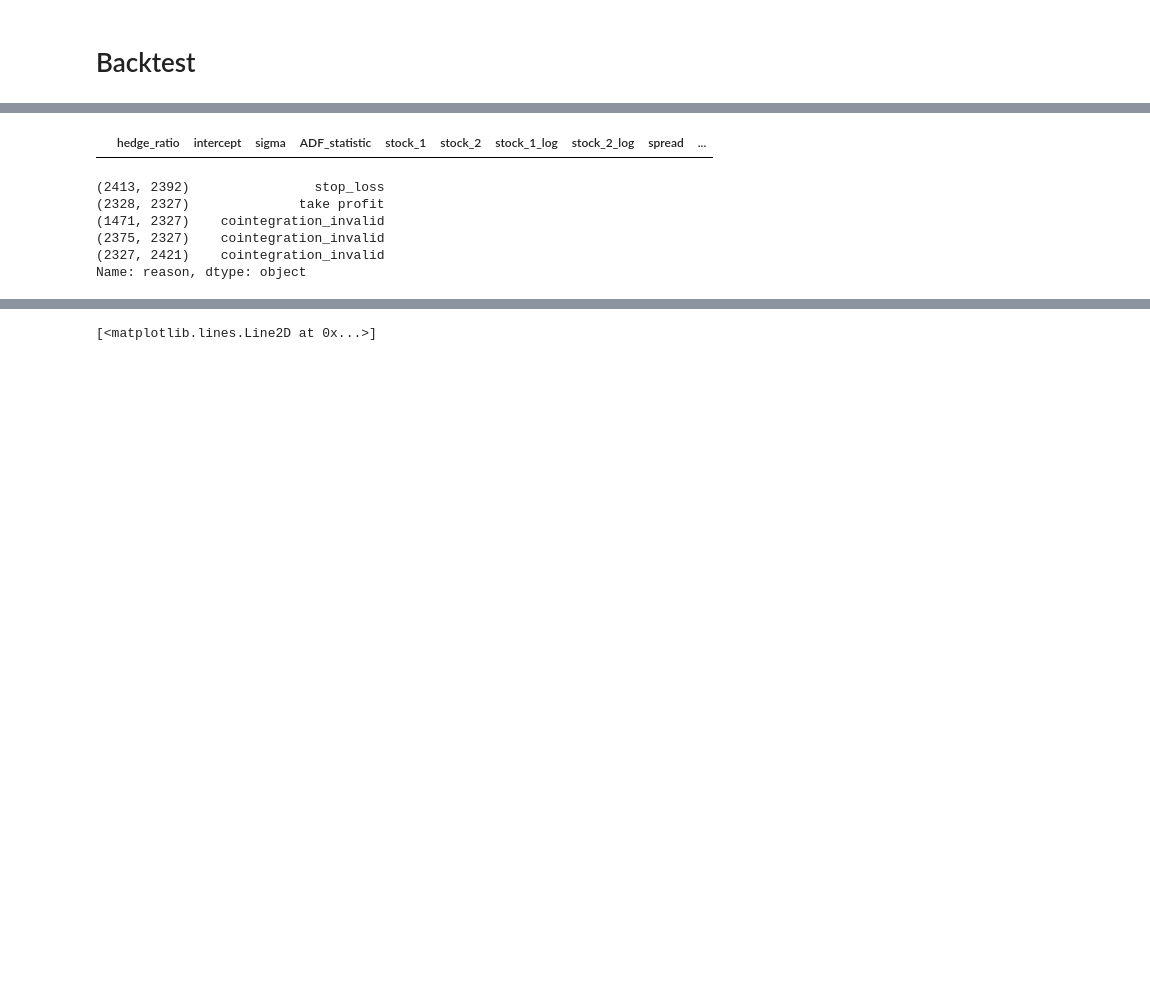
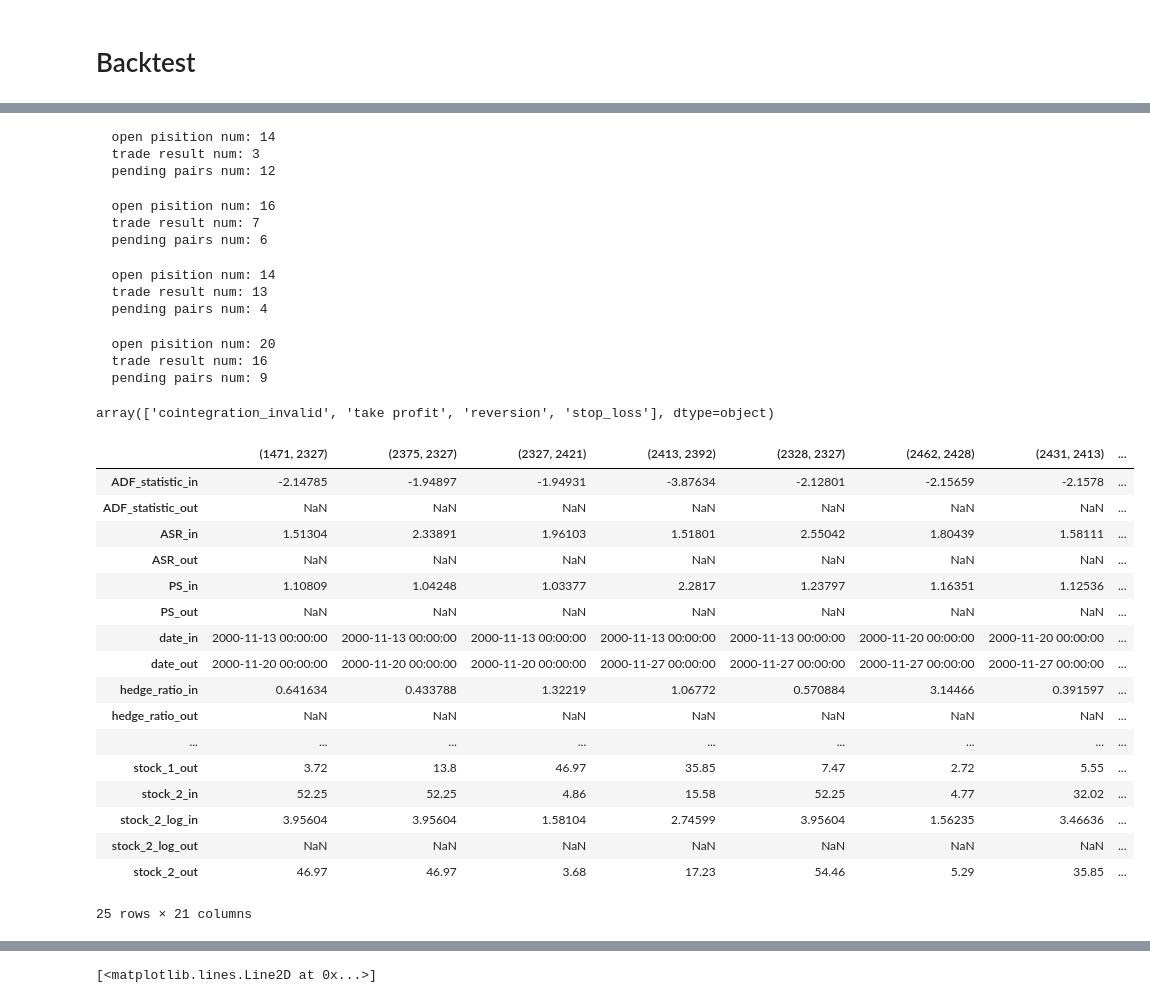
Before and after one commit to Andy-Liu66/Investment-Strategy-Backtesting-Blog, a Jupyter notebook: Pairs trading based on Cointegration/testing.ipynb, the cells around one changed output, grey strips where cells are left out. Drawn from its saved outputs; the diff is of its cells as text; code cells hidden in the pictures; blank space fills up the shorter version.

```diff
--- a/Pairs trading based on Cointegration/testing.ipynb
+++ b/Pairs trading based on Cointegration/testing.ipynb
@@ -169 +236,58 @@ open_position
+# %%
+print("  open pisition num: {}".format(len(open_position)), "\n",
+      " trade result num: {}".format(len(trade_result)), "\n",
+      " pending pairs num: {}".format(len(pending_target_pairs)))
+# %% [output]
+  open pisition num: 14
+  trade result num: 3
+  pending pairs num: 12
+# %%
+print("  open pisition num: {}".format(len(open_position)), "\n",
+      " trade result num: {}".format(len(trade_result)), "\n",
+      " pending pairs num: {}".format(len(pending_target_pairs)))
+# %% [output]
+  open pisition num: 16
+  trade result num: 7
+  pending pairs num: 6
+# %%
+print("  open pisition num: {}".format(len(open_position)), "\n",
+      " trade result num: {}".format(len(trade_result)), "\n",
+      " pending pairs num: {}".format(len(pending_target_pairs)))
+# %% [output]
+  open pisition num: 14
+  trade result num: 13
+  pending pairs num: 4
+# %%
+print("  open pisition num: {}".format(len(open_position)), "\n",
+      " trade result num: {}".format(len(trade_result)), "\n",
+      " pending pairs num: {}".format(len(pending_target_pairs)))
+# %% [output]
+  open pisition num: 20
+  trade result num: 16
+  pending pairs num: 9
+# %%
+trade_result.reason.unique()
+# %% [output]
+array(['cointegration_invalid', 'take profit', 'reversion', 'stop_loss'], dtype=object)
+# %%
+trade_result[trade_result.reason == 'cointegration_invalid'].T
+# %% [output]
+|  | (1471, 2327) | (2375, 2327) | (2327, 2421) | (2413, 2392) | (2328, 2327) | (2462, 2428) | (2431, 2413) | ... |
+| ADF_statistic_in | -2.14785 | -1.94897 | -1.94931 | -3.87634 | -2.12801 | -2.15659 | -2.1578 | ... |
+| ADF_statistic_out | NaN | NaN | NaN | NaN | NaN | NaN | NaN | ... |
+| ASR_in | 1.51304 | 2.33891 | 1.96103 | 1.51801 | 2.55042 | 1.80439 | 1.58111 | ... |
+| ASR_out | NaN | NaN | NaN | NaN | NaN | NaN | NaN | ... |
+| PS_in | 1.10809 | 1.04248 | 1.03377 | 2.2817 | 1.23797 | 1.16351 | 1.12536 | ... |
+| PS_out | NaN | NaN | NaN | NaN | NaN | NaN | NaN | ... |
+| date_in | 2000-11-13 00:00:00 | 2000-11-13 00:00:00 | 2000-11-13 00:00:00 | 2000-11-13 00:00:00 | 2000-11-13 00:00:00 | 2000-11-20 00:00:00 | 2000-11-20 00:00:00 | ... |
+| date_out | 2000-11-20 00:00:00 | 2000-11-20 00:00:00 | 2000-11-20 00:00:00 | 2000-11-27 00:00:00 | 2000-11-27 00:00:00 | 2000-11-27 00:00:00 | 2000-11-27 00:00:00 | ... |
+| hedge_ratio_in | 0.641634 | 0.433788 | 1.32219 | 1.06772 | 0.570884 | 3.14466 | 0.391597 | ... |
+| hedge_ratio_out | NaN | NaN | NaN | NaN | NaN | NaN | NaN | ... |
+| ... | ... | ... | ... | ... | ... | ... | ... | ... |
+| stock_1_out | 3.72 | 13.8 | 46.97 | 35.85 | 7.47 | 2.72 | 5.55 | ... |
+| stock_2_in | 52.25 | 52.25 | 4.86 | 15.58 | 52.25 | 4.77 | 32.02 | ... |
+| stock_2_log_in | 3.95604 | 3.95604 | 1.58104 | 2.74599 | 3.95604 | 1.56235 | 3.46636 | ... |
+| stock_2_log_out | NaN | NaN | NaN | NaN | NaN | NaN | NaN | ... |
+| stock_2_out | 46.97 | 46.97 | 3.68 | 17.23 | 54.46 | 5.29 | 35.85 | ... |
+25 rows × 21 columns
 # %%
@@ -217,13 +360,0 @@ for pair in open_position.index:
-# %%
-open_position
-# %% [output]
-|  | hedge_ratio | intercept | sigma | ADF_statistic | stock_1 | stock_2 | stock_1_log | stock_2_log | spread | ... |
-# %%
-trade_result.reason
-# %% [output]
-(2413, 2392)                stop_loss
-(2328, 2327)              take profit
-(1471, 2327)    cointegration_invalid
-(2375, 2327)    cointegration_invalid
-(2327, 2421)    cointegration_invalid
-Name: reason, dtype: object
```
Also changed, not shown: parts of 9 cells of this notebook.
